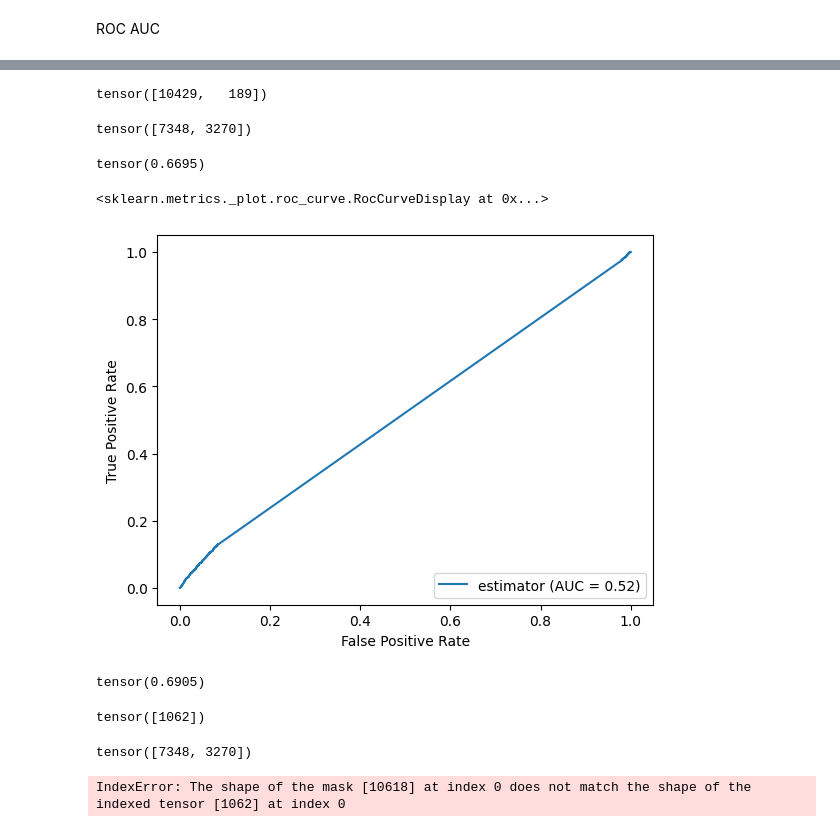
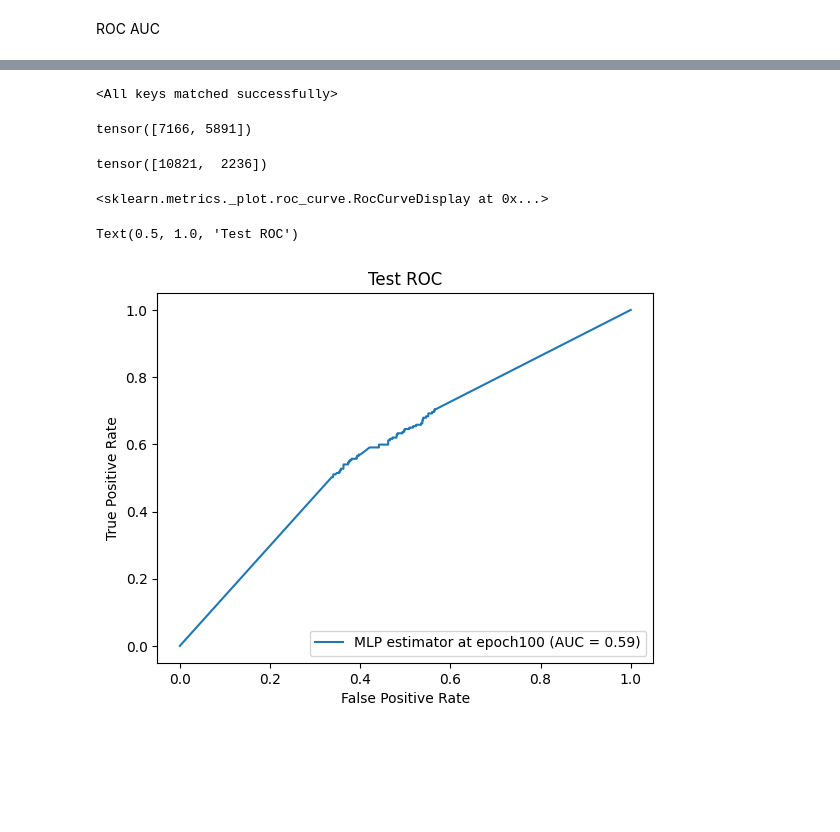
Before and after one commit to FDUguchunhui/protools, a Jupyter notebook: PPI-for-protein-detection/python-analysis/GNN-PPI.ipynb, the cells around one changed output, grey strips where cells are left out. Drawn from its saved outputs; the diff is of its cells as text; code cells hidden in the pictures; blank space fills up the shorter version.

```diff
--- a/PPI-for-protein-detection/python-analysis/GNN-PPI.ipynb
+++ b/PPI-for-protein-detection/python-analysis/GNN-PPI.ipynb
@@ -687,6 +709,6 @@ Extend to multiple datasets case
 # %%
 
-def load_node_csv(path: str, index_col: str, numeric_cols: list, encoders: object=None, protein_reference=None, **kwargs):
+def load_node_csv(path: str, index_col: str, numeric_cols: list, encoders: object=None, protein_reference:'iterable'=None, **kwargs):
     df = pd.read_csv(path, index_col=index_col, **kwargs)
     mapping = {index: i for i, index in enumerate(df.index.unique())}
 
@@ -768,7 +791,7 @@ Data(x=[10618, 11], edge_index=[2, 9877432], edge_attr=[9877432, 1], y=[10618],
 # %%
 import torch_geometric.transforms as T
-split_transformer = T.RandomNodeSplit(split='train_rest', num_splits=1, num_val=0.1, num_test=0.1)
-data_0981 = split_transformer(data_0981)
+split_transformer = T.RandomNodeSplit(split='train_rest', num_splits=1, num_val=0.2, num_test=0.2)
+# data_0981 = split_transformer(data_0981)
 data_7103 = split_transformer(data_7103)
 # %%
 from torch_geometric.data import Data
@@ -1010,14 +1174,17 @@ class MLP(torch.nn.Module):
         super().__init__()
         torch.manual_seed(12345)
         self.lin1 = Linear(num_features, hidden_channels)
-        self.lin2 = Linear(hidden_channels, num_classes)
+        self.lin2 = Linear(hidden_channels, hidden_channels)
+        self.lin3 = Linear(hidden_channels, num_classes)
 
     def forward(self, x):
         # x = F.normalize(x) # normalize make bad result why?
         x = self.lin1(x)
         x = x.relu()
+        x = self.lin2(x)
+        x = x.relu()
         x = F.dropout(x, p=0.5, training=self.training)
-        x = self.lin2(x)
+        x = self.lin3(x)
         return x
 # %%
 # model = GCN(num_node_features=7, hidden_channels=16, num_classes=2)
@@ -1081,42 +1255,35 @@ plt.show()
 # %%
-out = model(data_0981.x)  # Perform a single forward pass.
+# check output for test node set
+checkpoint = torch.load('../data/output/checkpoints_MLP_100')
+model = MLP(num_features=len(numeric_cols), hidden_channels=2 * len(numeric_cols), num_classes=2)
+model.load_state_dict(checkpoint['model_state_dict'])
+optimizer.load_state_dict(checkpoint['optimizer_state_dict'])
+epoch = checkpoint['epoch']
+loss = checkpoint['loss']
+
+out = model(data_7103.x)  # Perform a single forward pass.
 pred = out.argmax(dim=1)
 pred.bincount()
-data_0981.y.bincount()
+data_7103.y.bincount()
 
-(pred[data_0981.test_mask] == data_0981.y[data_0981.test_mask]).float().mean()
+# (pred[data_0981.test_mask] == data_0981.y[data_0981.test_mask]).float().mean()
 # %% [output]
-tensor([10429,   189])
+<All keys matched successfully>
-tensor([7348, 3270])
+tensor([7166, 5891])
-tensor(0.6695)
+tensor([10821,  2236])
 # %%
 from sklearn import metrics
-probabilities = F.softmax(out, dim=1)[:, 1]
+probabilities = F.softmax(out[data_7103.test_mask], dim=1)[:, 1]
 y_score = probabilities.detach().numpy()
-fpr, tpr, thresholds = metrics.roc_curve(data_0981.y, y_score)
+fpr, tpr, thresholds = metrics.roc_curve(data_7103.y[data_7103.test_mask], y_score)
 roc_auc = metrics.auc(fpr, tpr)
  # Plotting
 roc_display = metrics.RocCurveDisplay(fpr=fpr, tpr=tpr, roc_auc=roc_auc,
-                                  estimator_name='estimator')
+                                  estimator_name='MLP estimator at epoch' + str(epoch))
 roc_display.plot()
+plt.title('Test ROC')
 plt.show()
 # %% [output]
 <sklearn.metrics._plot.roc_curve.RocCurveDisplay at 0x...>
+Text(0.5, 1.0, 'Test ROC')
-[figure, old version]
+[figure, new version]
-# %%
-_, test_acc = test(model, loader)
-test_acc
-# %% [output]
-tensor(0.6905)
-# %%
-out = model(data_0981.x)  # Perform a single forward pass.
-out = out[data_0981.test_mask]
-pred = out.argmax(dim=1)
-pred.bincount()
-data_0981.y.bincount()
-
-(pred[data_0981.test_mask] == data_0981.y[data_0981.test_mask]).float().mean()
-# %% [output]
-tensor([1062])
-tensor([7348, 3270])
-IndexError: The shape of the mask [10618] at index 0 does not match the shape of the indexed tensor [1062] at index 0
```
Also changed, not shown: parts of 47 cells of this notebook, 7 other files.
